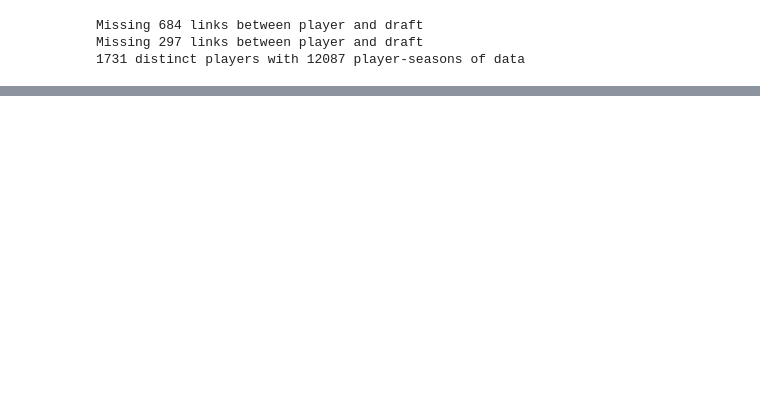
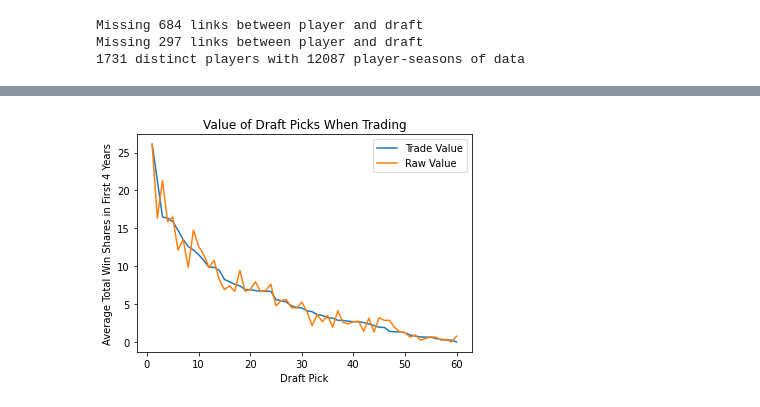
Before and after one commit to kheuton/draft_lab, a Jupyter notebook: Draft Lab.ipynb, the cells around one changed output, grey strips where cells are left out. Cells and saved outputs as stored; diff of their text form; code cells hidden in the pictures; blank space fills up the shorter version.

```diff
--- a/Draft Lab.ipynb
+++ b/Draft Lab.ipynb
@@ -79,2 +71,4 @@ Missing 297 links between player and draft
+# %%
+trade_val = pd.Series(index=avg_rookie_ws.index, data=avg_rookie_ws.sort_values(ascending=False).values)
 # %%
 def trade_eval(give_picks, receive_picks):
@@ -171,0 +95,10 @@ link_df
+# %%
+plt.plot(trade_val.index, trade_val.values, label='Trade Value')
+plt.plot(avg_rookie_ws.index, avg_rookie_ws.values, label='Raw Value')
+plt.title('Value of Draft Picks When Trading')
+plt.ylabel('Average Total Win Shares in First 4 Years')
+plt.legend()
+plt.xlabel('Draft Pick')
+plt.savefig('figure2.png')
+# %% [output]
+[figure, added]
```
Also changed, not shown: parts of 21 cells of this notebook, 7 other files.
